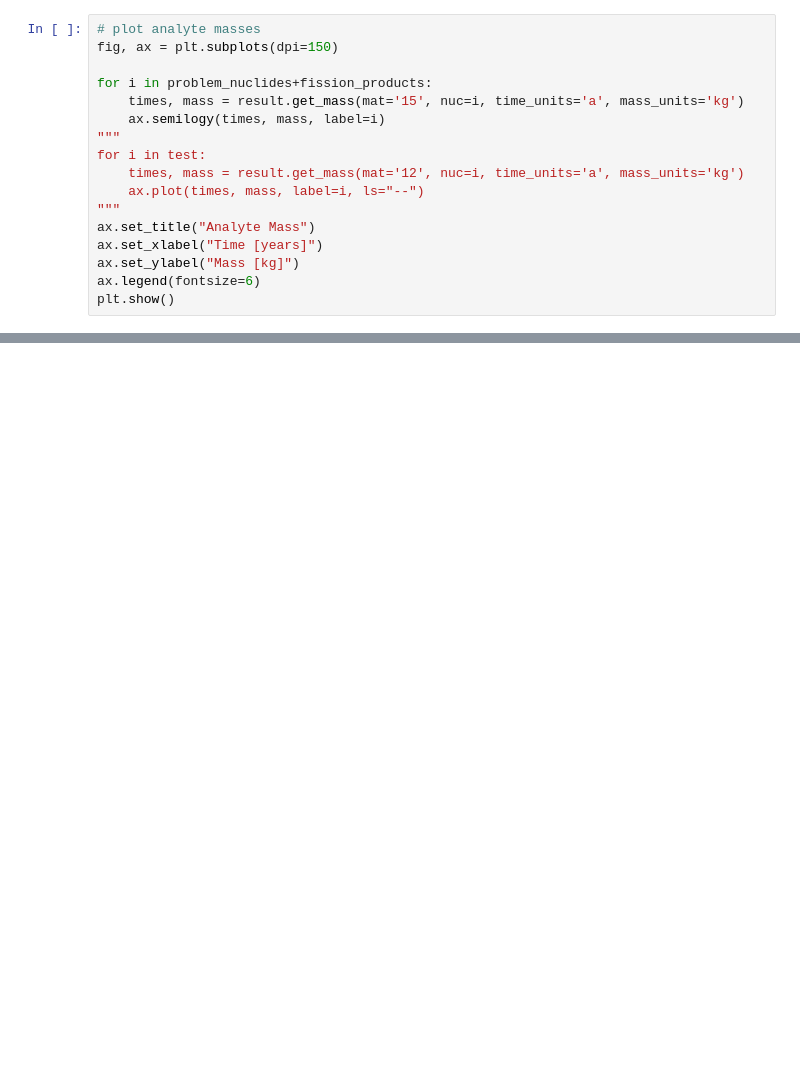
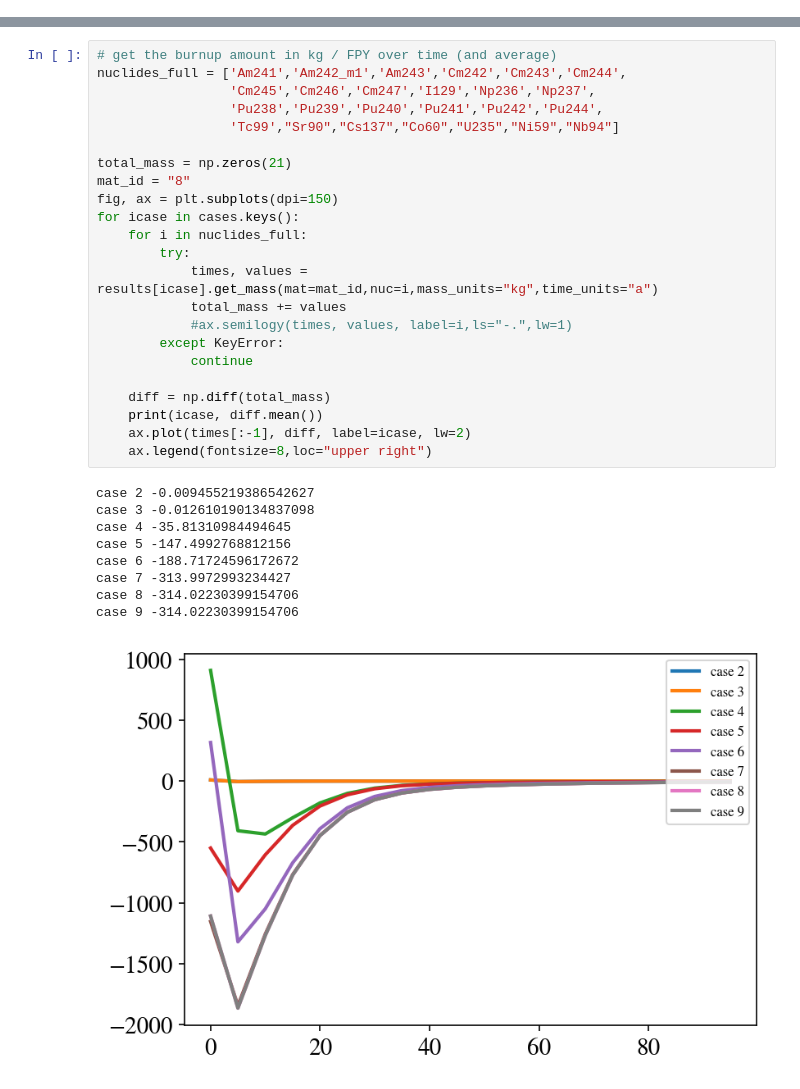
Before and after one commit to j-fletcher/barc_blanket, a Jupyter notebook: postprocess_depletion.ipynb, the cells around one changed output, grey strips where cells are left out. Cells and saved outputs as stored; diff of their text form; blank space fills up the shorter version.

```diff
--- a/postprocess_depletion.ipynb
+++ b/postprocess_depletion.ipynb
@@ -54,17 +102,0 @@ plt.savefig("old.png")
-# %%
-# plot analyte masses
-fig, ax = plt.subplots(dpi=150)
-
-for i in problem_nuclides+fission_products:
-    times, mass = result.get_mass(mat='15', nuc=i, time_units='a', mass_units='kg')
-    ax.semilogy(times, mass, label=i)
-"""
-for i in test:
-    times, mass = result.get_mass(mat='12', nuc=i, time_units='a', mass_units='kg')
-    ax.plot(times, mass, label=i, ls="--")
-"""
-ax.set_title("Analyte Mass")
-ax.set_xlabel("Time [years]")
-ax.set_ylabel("Mass [kg]")
-ax.legend(fontsize=6)
-plt.show()
@@ -79,0 +149,33 @@ ax.plot(times/60/60/24/365, heat)
+# %%
+# get the burnup amount in kg / FPY over time (and average)
+nuclides_full = ['Am241','Am242_m1','Am243','Cm242','Cm243','Cm244',
+                 'Cm245','Cm246','Cm247','I129','Np236','Np237',
+                 'Pu238','Pu239','Pu240','Pu241','Pu242','Pu244',
+                 'Tc99',"Sr90","Cs137","Co60","U235","Ni59","Nb94"]
+
+total_mass = np.zeros(21)
+mat_id = "8"
+fig, ax = plt.subplots(dpi=150)
+for icase in cases.keys():
+    for i in nuclides_full:
+        try:
+            times, values = results[icase].get_mass(mat=mat_id,nuc=i,mass_units="kg",time_units="a")
+            total_mass += values
+            #ax.semilogy(times, values, label=i,ls="-.",lw=1)
+        except KeyError:
+            continue
+
+    diff = np.diff(total_mass)
+    print(icase, diff.mean())
+    ax.plot(times[:-1], diff, label=icase, lw=2)
+    ax.legend(fontsize=8,loc="upper right")
+# %% [output]
+case 2 -0.009455219386542627
+case 3 -0.012610190134837098
+case 4 -35.81310984494645
+case 5 -147.4992768812156
+case 6 -188.71724596172672
+case 7 -313.9972993234427
+case 8 -314.02230399154706
+case 9 -314.02230399154706
+[figure, added]
```
Also changed, not shown: parts of 16 cells of this notebook, 8 other files.
